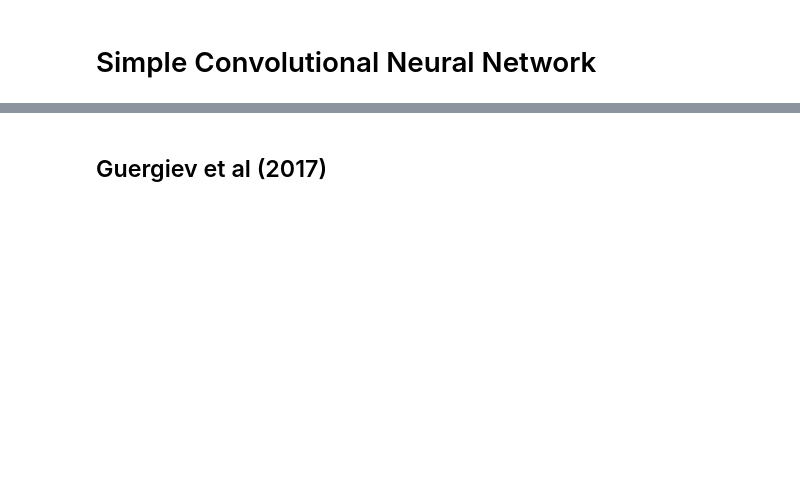
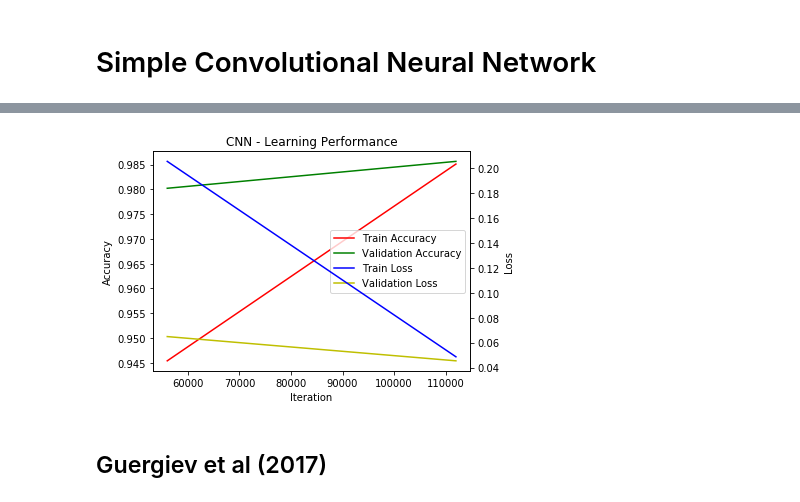
Before and after one commit to RobertTLange/Bio-Plausible-DeepLearning, a Jupyter notebook: workspace.ipynb, the cells around one changed output, grey strips where cells are left out. Drawn from its saved outputs; the diff is of its cells as text; code cells hidden in the pictures; blank space fills up the shorter version.

Commit message:
Log 29/12/18b - Adapted CNN training pipeline

```diff
--- a/workspace.ipynb
+++ b/workspace.ipynb
@@ -168,0 +183,6 @@ train_cnn_model(cnn_model, num_epochs,
+# %%
+log_fname = get_latest_log_fname(log_dir)
+its, train_loss, val_loss, train_acc, val_acc = process_logger(log_fname)
+plot_learning(its, train_acc, val_acc, train_loss, val_loss, "CNN - Learning Performance")
+# %% [output]
+[figure, added]
```
Also changed, not shown: parts of 13 cells of this notebook, 16 other files.
